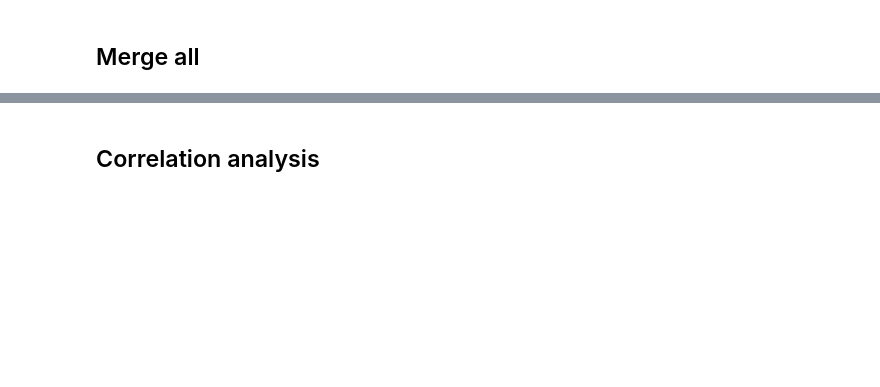
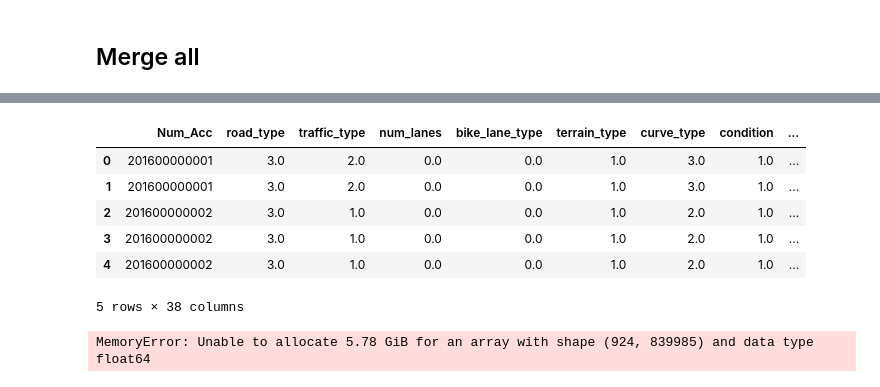
Before and after one commit to annagergaly/french-accidents, a Jupyter notebook: data_merge.ipynb, the cells around one changed output, grey strips where cells are left out. Saved outputs shown, nothing was run; the diff lists cells and outputs as text; code cells hidden in the pictures; blank space fills up the shorter version.

Commit message:
Start model code

```diff
--- a/data_merge.ipynb
+++ b/data_merge.ipynb
@@ -75,2 +77,18 @@ merged_df.shape
-# %% [markdown]
-## Correlation analysis
+# %%
+merged_df.head()
+# %% [output]
+|  | Num_Acc | road_type | traffic_type | num_lanes | bike_lane_type | terrain_type | curve_type | condition | ... |
+| 0 | 201600000001 | 3.0 | 2.0 | 0.0 | 0.0 | 1.0 | 3.0 | 1.0 | ... |
+| 1 | 201600000001 | 3.0 | 2.0 | 0.0 | 0.0 | 1.0 | 3.0 | 1.0 | ... |
+| 2 | 201600000002 | 3.0 | 1.0 | 0.0 | 0.0 | 1.0 | 2.0 | 1.0 | ... |
+| 3 | 201600000002 | 3.0 | 1.0 | 0.0 | 0.0 | 1.0 | 2.0 | 1.0 | ... |
+| 4 | 201600000002 | 3.0 | 1.0 | 0.0 | 0.0 | 1.0 | 2.0 | 1.0 | ... |
+5 rows × 38 columns
+# %%
+scoring_method = K2Score(data=merged_df)
+est = HillClimbSearch(data=merged_df)
+estimated_model = est.estimate(
+    scoring_method=scoring_method, max_indegree=4, max_iter=int(1e4)
+)
+# %% [output]
+MemoryError: Unable to allocate 5.78 GiB for an array with shape (924, 839985) and data type float64
```
Also changed, not shown: parts of 10 cells of this notebook.
